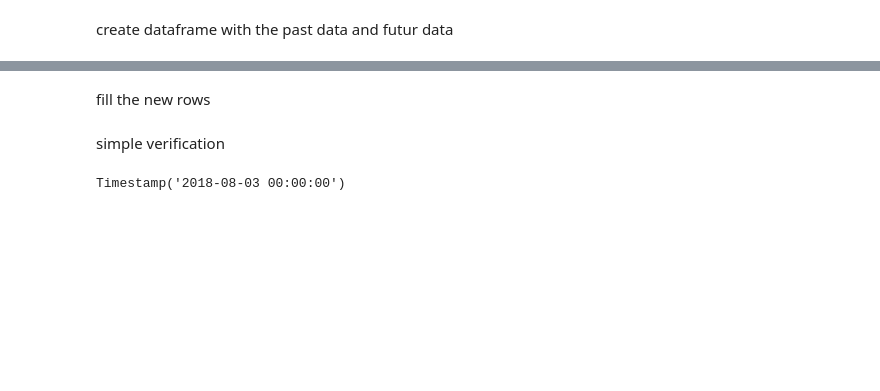
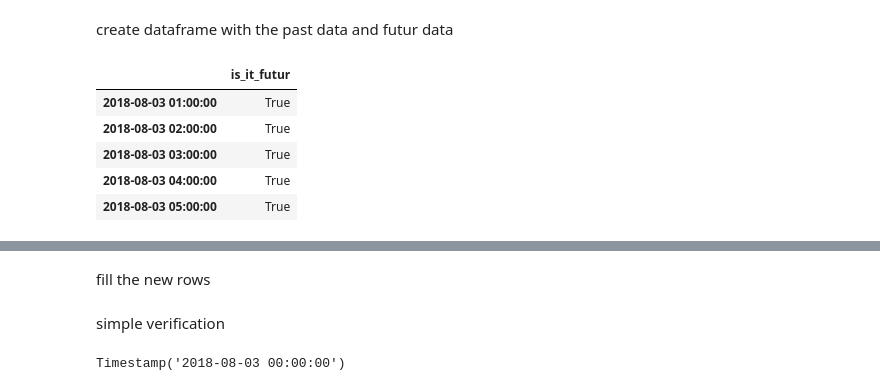
Before and after one commit to zakarya-elmimouni/energy_consumption, a Jupyter notebook: electrical_energy_forcasting1.ipynb, the cells around one changed output, grey strips where cells are left out. Cells and saved outputs as stored; diff of their text form; code cells hidden in the pictures; blank space fills up the shorter version.

```diff
--- a/electrical_energy_forcasting1.ipynb
+++ b/electrical_energy_forcasting1.ipynb
@@ -252,0 +298,10 @@ create dataframe with the past data and futur data
+# %%
+#vérification
+futur_df.head()
+# %% [output]
+|  | is_it_futur |
+| 2018-08-03 01:00:00 | True |
+| 2018-08-03 02:00:00 | True |
+| 2018-08-03 03:00:00 | True |
+| 2018-08-03 04:00:00 | True |
+| 2018-08-03 05:00:00 | True |
```
Also changed, not shown: parts of 28 cells of this notebook.
